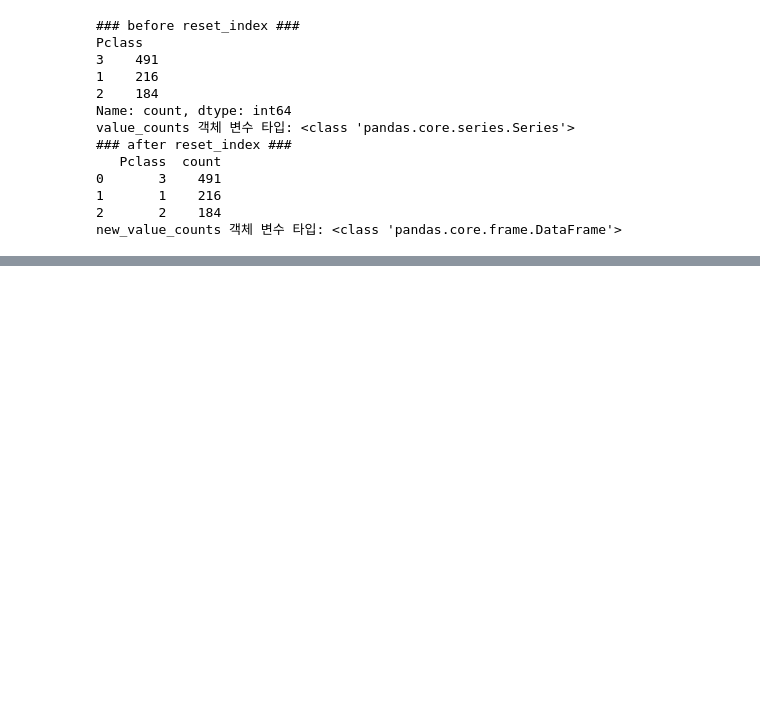
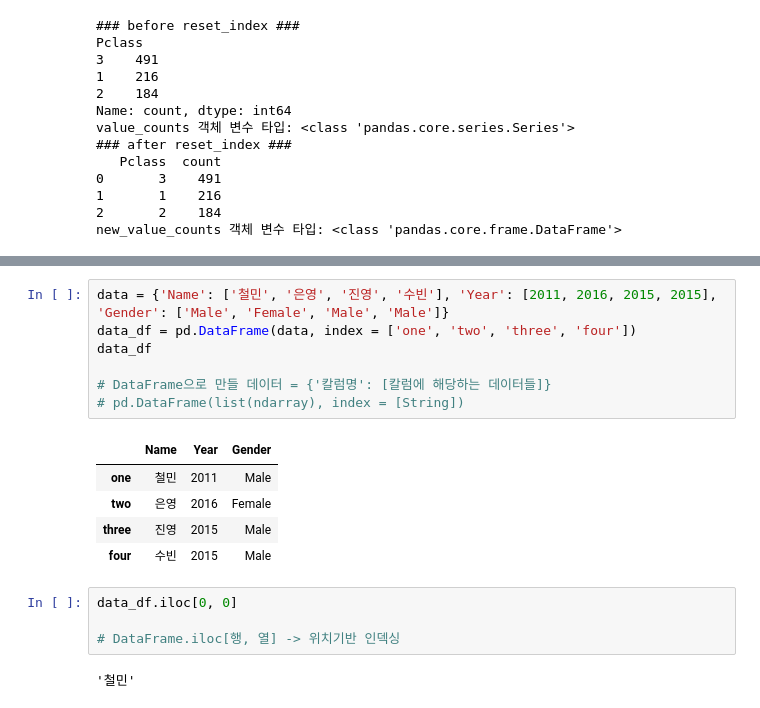
Before and after one commit to HongYeonLee/Pylot_MachineLearningStudy, a Jupyter notebook: 01_Pandas.ipynb, the cells around one changed output, grey strips where cells are left out. Drawn from its saved outputs; the diff is of its cells as text; blank space fills up the shorter version.

```diff
--- a/01_Pandas.ipynb
+++ b/01_Pandas.ipynb
@@ -397,0 +431,19 @@ new_value_counts 객체 변수 타입: <class 'pandas.core.frame.DataFrame'>
+# %%
+data = {'Name': ['철민', '은영', '진영', '수빈'], 'Year': [2011, 2016, 2015, 2015], 'Gender': ['Male', 'Female', 'Male', 'Male']}
+data_df = pd.DataFrame(data, index = ['one', 'two', 'three', 'four'])
+data_df
+
+# DataFrame으로 만들 데이터 = {'칼럼명': [칼럼에 해당하는 데이터들]}
+# pd.DataFrame(list(ndarray), index = [String])
+# %% [output]
+|  | Name | Year | Gender |
+| one | 철민 | 2011 | Male |
+| two | 은영 | 2016 | Female |
+| three | 진영 | 2015 | Male |
+| four | 수빈 | 2015 | Male |
+# %%
+data_df.iloc[0, 0]
+
+# DataFrame.iloc[행, 열] -> 위치기반 인덱싱
+# %% [output]
+'철민'
```
Also changed, not shown: parts of 13 cells of this notebook.
